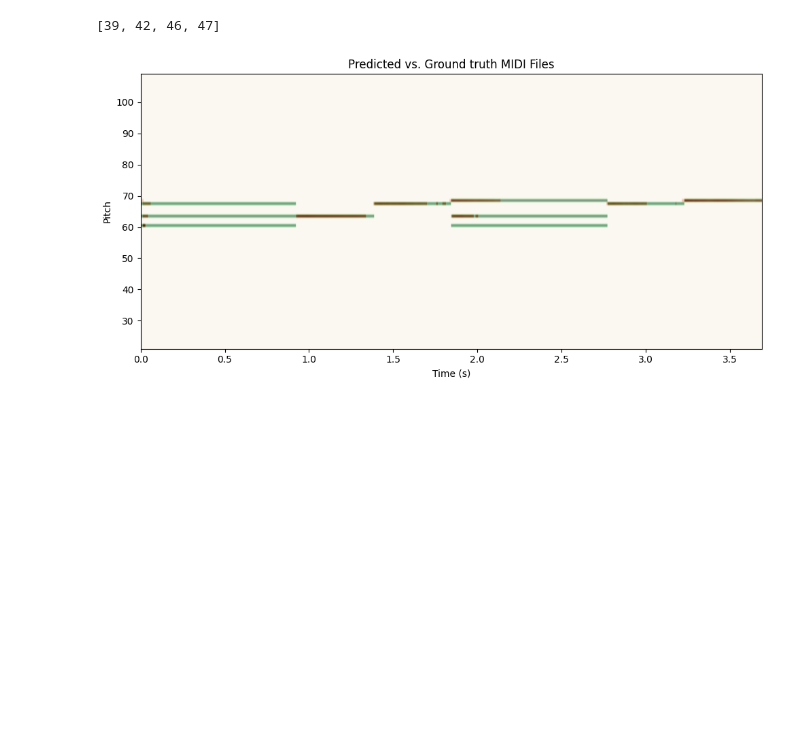
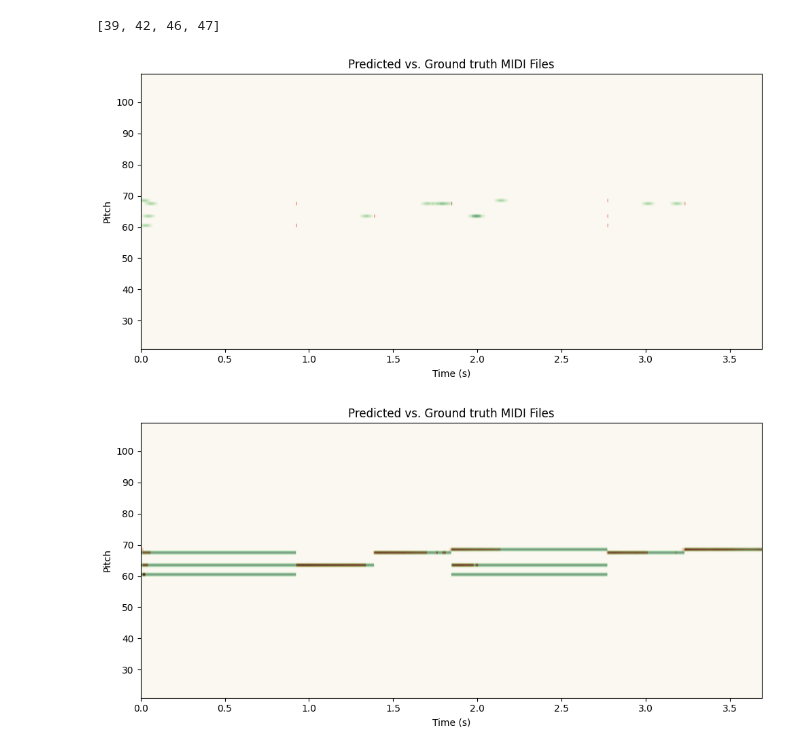
Before and after one commit to edabier/Unrolled-NMF, a Jupyter notebook: testings-notebook.ipynb, the cells around one changed output. Drawn from its saved outputs; the diff is of its cells as text; code cells hidden in the pictures; blank space fills up the shorter version.

Commit message:
midi loss update

```diff
--- a/testings-notebook.ipynb
+++ b/testings-notebook.ipynb
@@ -35,7 +35,8 @@ waveform_test, sample_rate_test = torchaudio.load("test-data/test-midi-transcrip
 cqt_test, times_test, freq_test = spec.cqt_spec(waveform_test, sample_rate_test, 256)
 
 spec.vis_cqt_spectrogram(cqt_test, times_test, freq_test, 0, times_test[-1])
-midi, times = spec.midi_to_pianoroll("test-data/test-midi-transcription.mid", waveform, cqt_test.shape[1], hop_length=128)
+midi, times = spec.midi_to_pianoroll("test-data/test-midi-transcription.mid", waveform_test, times_test, hop_length=128)
+onset, offset = utils.detect_onset_offset(midi)
 # %% [output]
 [figure]
 # %%
@@ -58,12 +59,15 @@ spec.vis_cqt_spectrogram(H, times_test, pitches, 0, 4)
 # %% [markdown]
 ### Test getting MIDI from H
 # %%
-midi_hat, active_midi = init.WH_to_MIDI(W, notes, H, threshold=0.01, smoothing_window=5, adaptative=True)
+midi_hat, active_midi = init.WH_to_MIDI(W, notes, H, threshold=0.05, smoothing_window=5, adaptative=True)
 active_midi
 # %% [output]
 [39, 42, 46, 47]
 # %%
-onset_hat, offset_hat = utils.detect_onsets_offsets(midi_hat)
+onset_hat, offset_hat = utils.detect_onset_offset(midi_hat, filter=True)
+spec.compare_midi(offset_hat, offset, times_test, 0, 4)
+# %% [output]
+[figure, added]
 # %%
 spec.compare_midi(midi, midi_hat, times_test, 0, 4)
 # %% [output]
```
Also changed, not shown: parts of 2 cells of this notebook, 7 other files.
